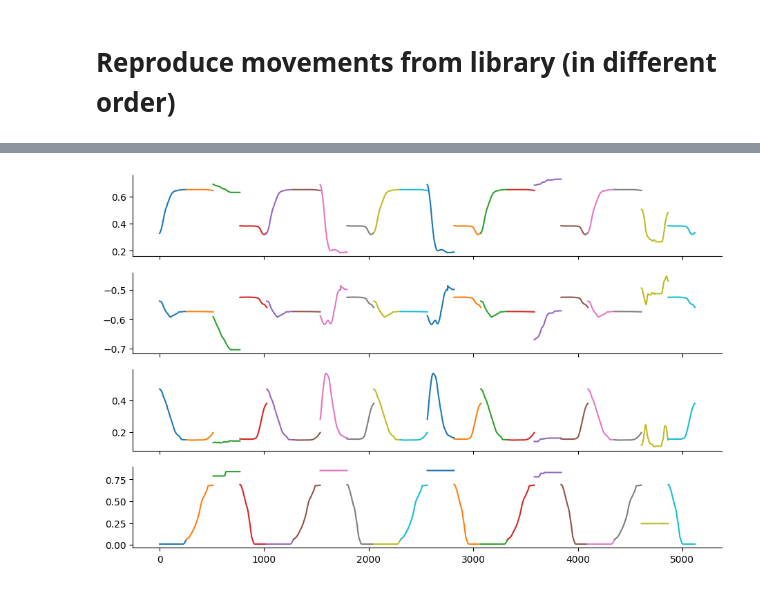
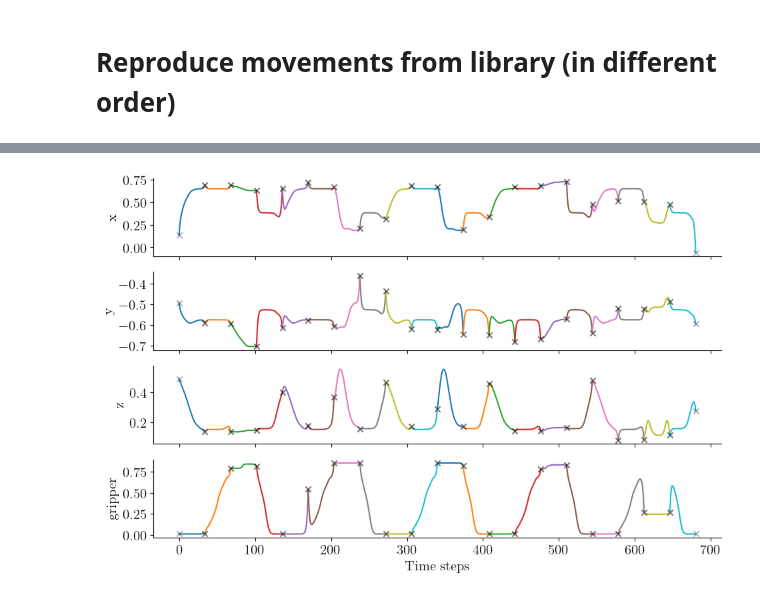
Before and after one commit to kir0ul/sdl, a Jupyter notebook: full-experiment-repro.ipynb, the cells around one changed output, grey strips where cells are left out. Cells and saved outputs as stored; diff of their text form; code cells hidden in the pictures.

Commit message:
fix: learn from lib

```diff
--- a/full-experiment-repro.ipynb
+++ b/full-experiment-repro.ipynb
@@ -479,6 +463,7 @@ def plot_separate(skills_lib):
         fig, axs = plt.subplots(
             nrows=n_classes, ncols=n_dims, figsize=(3 * n_dims, n_classes)
         )
+        labels_fontsize = 12
         if len(axs.shape) < 2:
             axs = axs[np.newaxis, :]
         for skill_i, (class_key, demo_list) in enumerate(skills_lib.items()):
@@ -493,10 +478,13 @@ def plot_separate(skills_lib):
                     # axs[row, col].legend()
                     if dim_i == 0:
                         axs[skill_i, dim_i].set_ylabel(
-                            class_key.replace("_", " ").replace("-", "\n"), fontsize=12
+                            class_key.replace("_", " ").replace("-", "\n"),
+                            fontsize=labels_fontsize,
                         )
                     if skill_i == 0:
-                        axs[skill_i, dim_i].set_title(f"Dimension {dim_i}", fontsize=12)
+                        axs[skill_i, dim_i].set_title(
+                            f"Dimension {dim_i}", fontsize=labels_fontsize
+                        )
         fig.tight_layout()
         plt.show()
         return
@@ -618,7 +608,7 @@ for filenum in filenums:
     )
     plot_segments(traj=traj, gt_segm_dict=gt_segm_dict, nsegments=nsegments)
     # labels = gt_segm_dict["segments"].keys()
-    X_down_scaled, X, minmaxscaler = preprocessing(traj=traj)
+    X, X_down, minmaxscaler, X_down_scaled = preprocessing(traj=traj)
     chg_pts_all, true_chg_pts = cpd_segmentation(
         gt_segm_dict=gt_segm_dict,
         traj=traj,
@@ -710,7 +700,7 @@ traj, nsegments = augment_traj_activation_functions(
 )
 plot_segments(traj=traj, gt_segm_dict=gt_segm_dict, nsegments=nsegments)
 # labels = gt_segm_dict["segments"].keys()
-X_down_scaled, X, minmaxscaler = preprocessing(traj=traj)
+X, X_down, minmaxscaler, X_down_scaled = preprocessing(traj=traj)
 chg_pts_all, true_chg_pts = cpd_segmentation(
     gt_segm_dict=gt_segm_dict,
     traj=traj,
@@ -831,5 +844,5 @@ plan = [
 # %%
-n_nodes = 100
+n_nodes = 35
 stretch = 0.005
 bend = 0.005
 weighting = "uniform"
@@ -871,8 +908,19 @@ ts_end_last = 0
 
 # with plt.style.context("ggplot_perso.mplstyle"):
 fig, axes = plt.subplots(
-    nrows=skills_lib["reaching"][0].shape[1], ncols=1, sharex=True, figsize=(11, 7)
+    nrows=skills_lib[list(skills_lib.keys())[0]][0].shape[1],
+    ncols=1,
+    sharex=True,
+    figsize=(11, 7),
 )
+labels_fontsize = 15
+for _, axv in enumerate(axes):
+    for item in (
+        [axv.title, axv.xaxis.label, axv.yaxis.label]
+        + axv.get_xticklabels()
+        + axv.get_yticklabels()
+    ):
+        item.set_fontsize(labels_fontsize)
 # cmap = mpl.colormaps.get("Set3").colors
 
 for pi, pv in enumerate(plan):
@@ -900,32 +948,43 @@ for pi, pv in enumerate(plan):
     constraints = np.hstack(
         (
             np.array([ts_elmap[0], ts_elmap[-1]]),
-            X_down_scaled[:, colsids2keep][[chg_pts_all[pi], chg_pts_all[pi + 1]], :],
+            # X_down_scaled[:, colsids2keep][[chg_pts_all[pi], chg_pts_all[pi + 1]], :],
+            X_down.to_numpy()[:, colsids2keep][
+                [chg_pts_all[pi], chg_pts_all[pi + 1]], :
+            ],
         )
     )
 
-    print(f"Constraints:\n{constraints}")
+    with np.printoptions(precision=3, suppress=True):
+        print(f"Constraints:\n{constraints}")
     new_traj = elmap.optimize_map(
-        # consts=constraints,
-        # inds=[0, n_nodes - 1],
+        consts=constraints,
+        inds=[0, n_nodes - 1],
     )
     new_traj_end = new_traj[:, 1:]
-    print(f"Start of learned trajectory: {new_traj[0]}")
-    print(f"End of learned trajectory: {new_traj[-1]}")
-    new_traj_unscaled = minmaxscaler.inverse_transform(
-        np.hstack((new_traj_end, np.zeros((new_traj_end.shape[0], nsegments))))
-    )[:, colsids2keep]
+    with np.printoptions(precision=3, suppress=True):
+        print(f"Start of learned trajectory: {new_traj[0]}")
+        print(f"End of learned trajectory: {new_traj[-1]}")
+    # new_traj_unscaled = minmaxscaler.inverse_transform(
+    #     np.hstack((new_traj_end, np.zeros((new_traj_end.shape[0], nsegments))))
+    # )[:, colsids2keep]
     np.savetxt(
         f"LfD_segm_{pi}.txt",
-        new_traj_unscaled,
+        # new_traj_unscaled,
+        new_traj_end,
         delimiter=",",
         header=", ".join(["x", "y", "z", "gripper"])
         + f"\n{[int(item) for item in true_chg_pts]}",
     )
 
-    ts_segm_ref = np.linspace(
-        start=ts_end_last, stop=ts_end_last + skill_curr[0].shape[0], num=n_nodes
+    # ts_segm_ref = np.linspace(
+    #     start=ts_end_last, stop=ts_end_last + skill_curr[0].shape[0], num=n_nodes
+    # )
+    ts_segm_ref = np.arange(
+        start=ts_end_last,
+        stop=ts_end_last + n_nodes,
     )
+    ylabels = ["x", "y", "z", "gripper"]
     for axi, axv in enumerate(axes):
         axv.plot(
             ts_segm_ref,
@@ -933,10 +992,29 @@ for pi, pv in enumerate(plan):
             # color=cmap[seg_i],
             label=f"LfD {pi}",
         )
+        axv.scatter(
+            ts_segm_ref[0],
+            constraints[0, axi + 1],
+            marker="x",
+            color="k",
+            alpha=0.3,
+            zorder=2.5,
+        )
+        axv.scatter(
+            ts_segm_ref[-1],
+            constraints[-1, axi + 1],
+            marker="x",
+            color="k",
+            alpha=0.3,
+            zorder=2.5,
+        )
+        axv.set_ylabel(ylabels[axi])
         axv.spines[["right", "top"]].set_visible(False)
+    axv.set_xlabel("Time steps")
     ts_end_last = ts_segm_ref[-1]
-fig.patch.set_alpha(0)
-fig.patch.set_facecolor("white")
+if TRANSP_BACK_PLOT:
+    fig.patch.set_alpha(0)
+    fig.patch.set_facecolor("white")
 plt.show()
 # %% [output]
 Constraints:
@@ -959 +1037 @@ End of learned trajectory: [ 2.53230670e+02  3.34471400e-01 -5.60051354e-01  3.8
-[figure, old version]
+[figure, new version]
```
Also changed, not shown: parts of 18 cells of this notebook, 3 other files.
